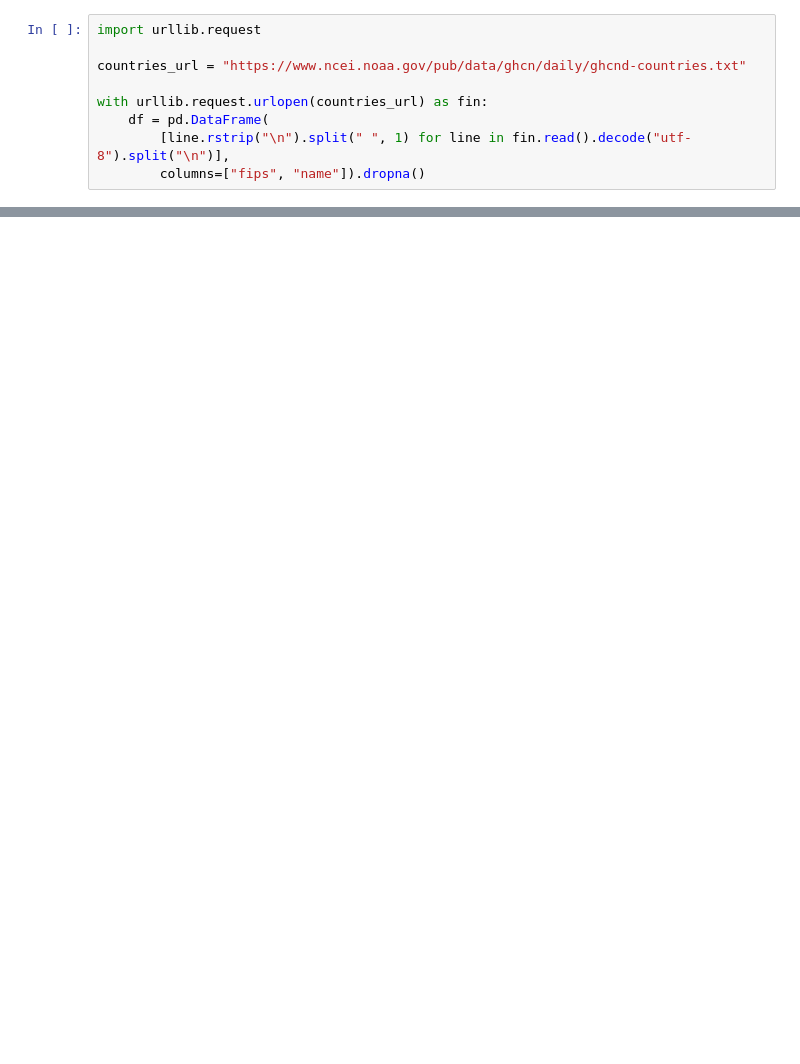
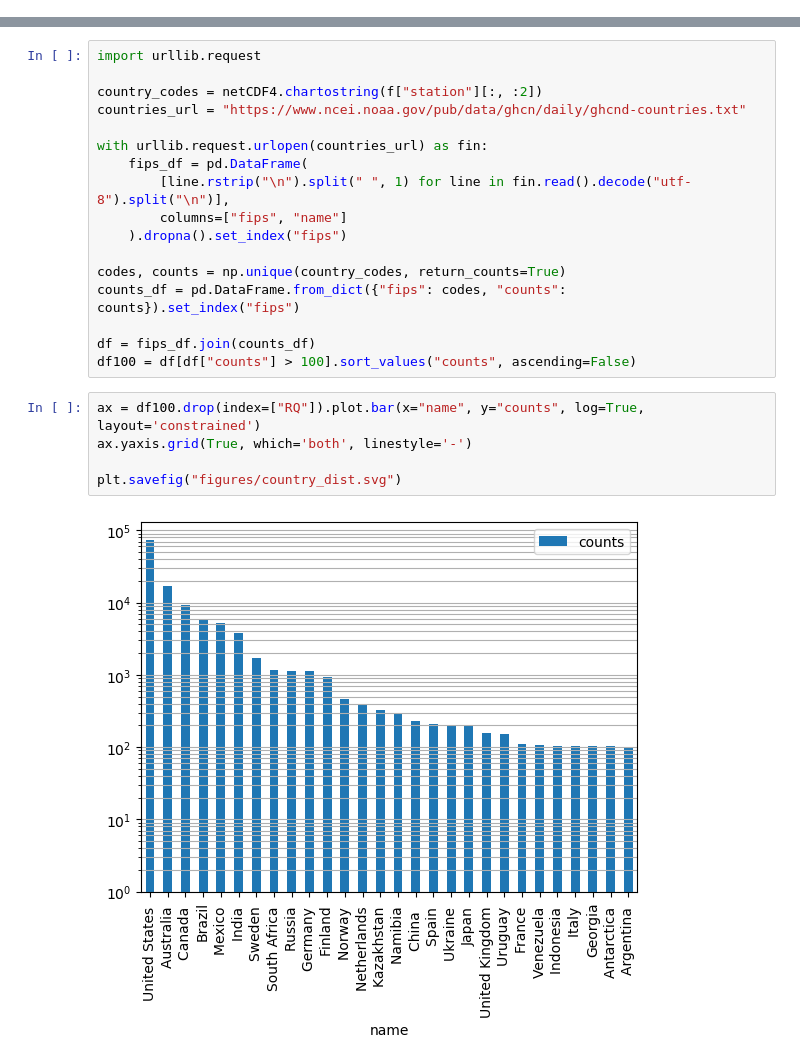
Before and after one commit to zequihg50/ghcnd-dsg, a Jupyter notebook: nc-demo.ipynb, the cells around one changed output, grey strips where cells are left out. Drawn from its saved outputs; the diff is of its cells as text; blank space fills up the shorter version.

```diff
--- a/nc-demo.ipynb
+++ b/nc-demo.ipynb
@@ -187,9 +0,0 @@ ds["tasmax"].sel(station=["AGM00060559", "AR000087007"], time=slice("19500101",
-# %%
-import urllib.request
-
-countries_url = "https://www.ncei.noaa.gov/pub/data/ghcn/daily/ghcnd-countries.txt"
-
-with urllib.request.urlopen(countries_url) as fin:
-    df = pd.DataFrame(
-        [line.rstrip("\n").split(" ", 1) for line in fin.read().decode("utf-8").split("\n")],
-        columns=["fips", "name"]).dropna()
@@ -211,0 +92,24 @@ df
+# %%
+import urllib.request
+
+country_codes = netCDF4.chartostring(f["station"][:, :2])
+countries_url = "https://www.ncei.noaa.gov/pub/data/ghcn/daily/ghcnd-countries.txt"
+
+with urllib.request.urlopen(countries_url) as fin:
+    fips_df = pd.DataFrame(
+        [line.rstrip("\n").split(" ", 1) for line in fin.read().decode("utf-8").split("\n")],
+        columns=["fips", "name"]
+    ).dropna().set_index("fips")
+
+codes, counts = np.unique(country_codes, return_counts=True)
+counts_df = pd.DataFrame.from_dict({"fips": codes, "counts": counts}).set_index("fips")
+
+df = fips_df.join(counts_df)
+df100 = df[df["counts"] > 100].sort_values("counts", ascending=False)
+# %%
+ax = df100.drop(index=["RQ"]).plot.bar(x="name", y="counts", log=True, layout='constrained')
+ax.yaxis.grid(True, which='both', linestyle='-')
+
+plt.savefig("figures/country_dist.svg")
+# %% [output]
+[figure, added]
```
Also changed, not shown: parts of 41 cells of this notebook, 1 other file.
